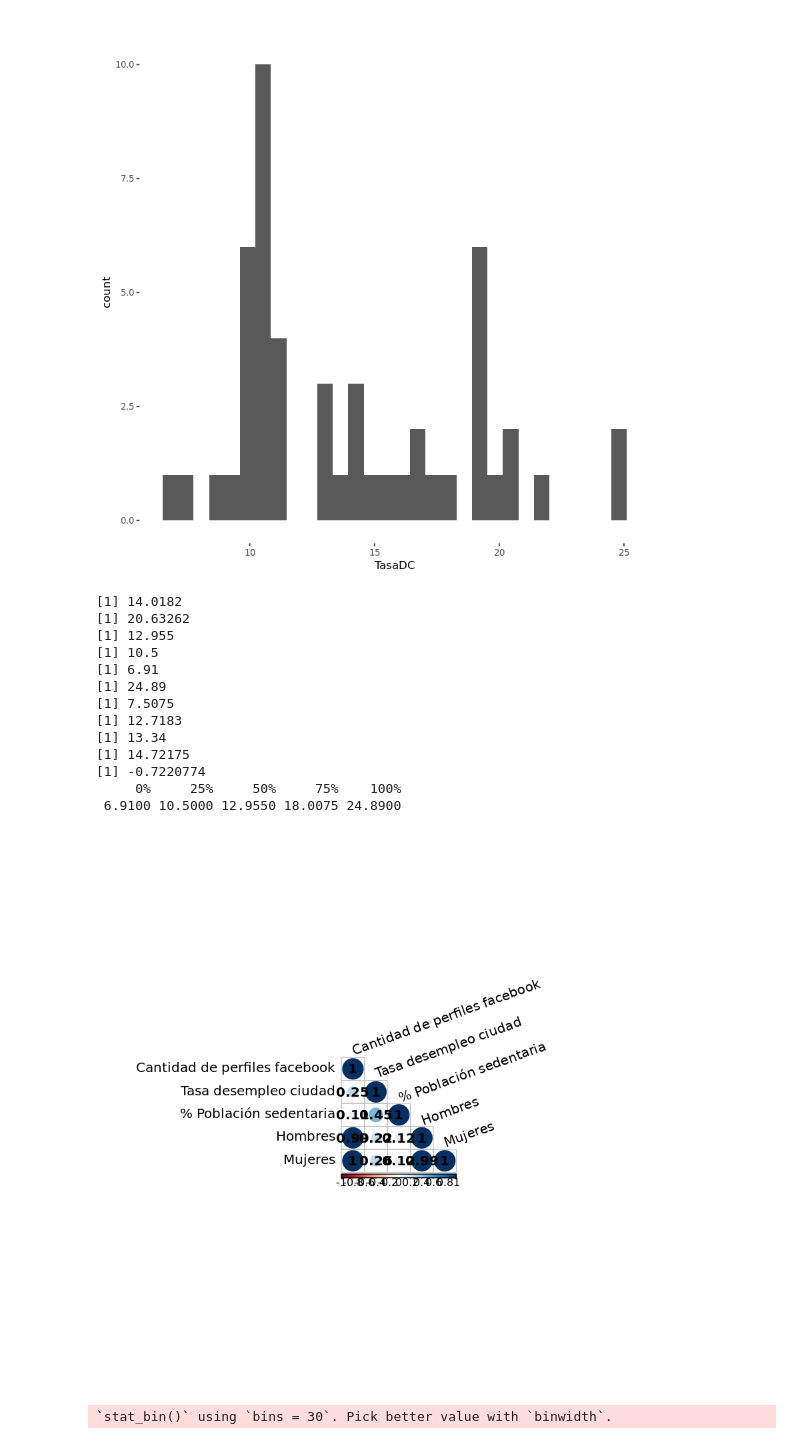
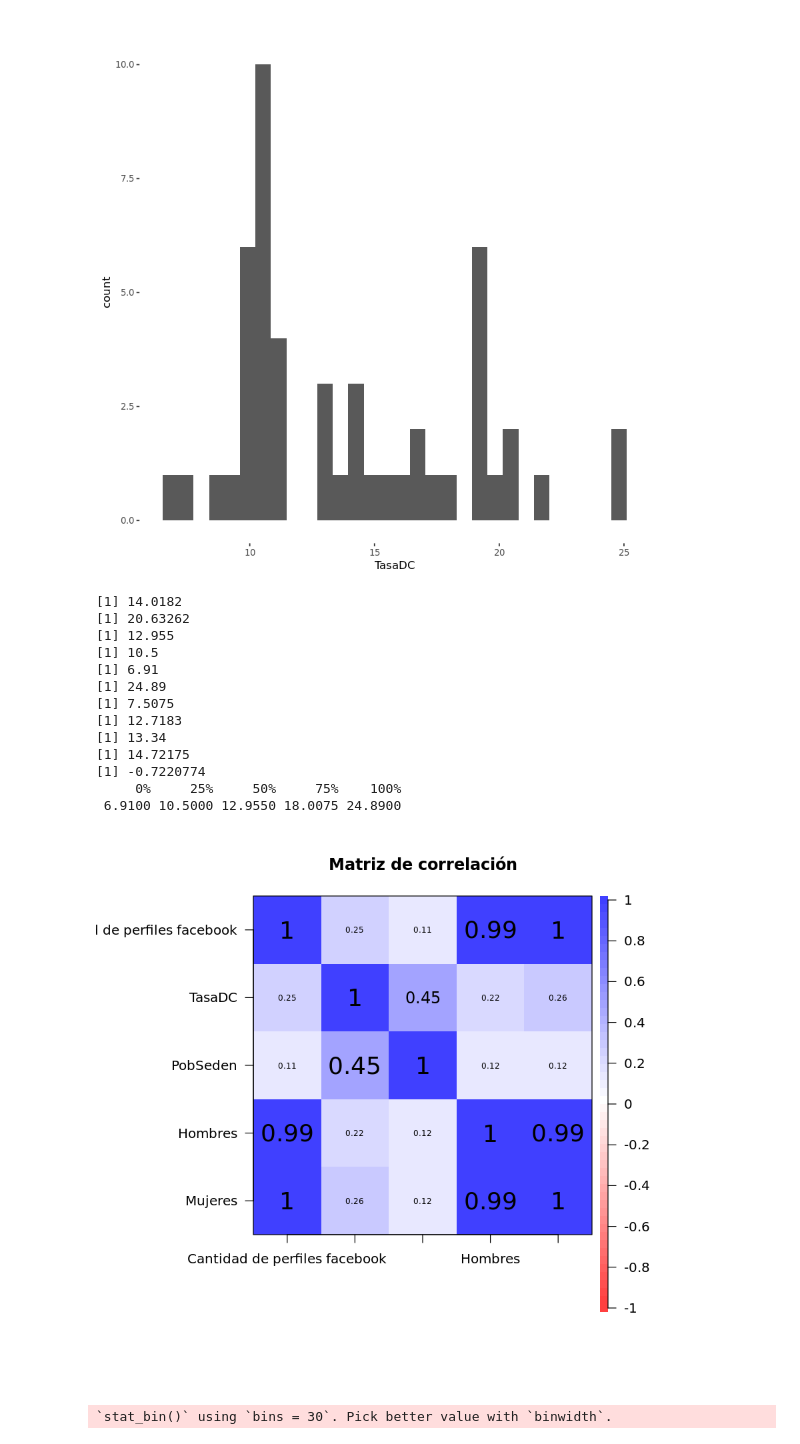
Before and after one commit to JohnyAngo/AnalisisDeDatos, a Jupyter notebook: Test.ipynb, the cells around one changed output. Saved outputs shown, nothing was run; the diff lists cells and outputs as text; code cells hidden in the pictures.

```diff
--- a/Test.ipynb
+++ b/Test.ipynb
@@ -47,10 +110,14 @@ cols(
 # %%
 #Reducir el número de columnas a las que se van a utilizar
-dataRed<- dataset %>%
-          select('Ciudad','Cantidad de perfiles facebook','Tasa desempleo ciudad','% Población sedentaria','Hombres','Mujeres')
-dataCuant<- dataset %>%
-          select('Cantidad de perfiles facebook','Tasa desempleo ciudad','% Población sedentaria','Hombres','Mujeres')
+#dataRed<- dataset %>%
+#            select('Comunidad', 'Ciudad','Cantidad de perfiles facebook','Tasa desempleo ciudad','% Población sedentaria','Hombres','Mujeres')
+#dataCuant<- dataset %>%
+#            select('Cantidad de perfiles facebook','Tasa desempleo ciudad','% Población sedentaria','Hombres','Mujeres')
 #str(dataCuant)
+
+dataRed <- dataset[, c('Comunidad', 'Ciudad','Cantidad de perfiles facebook','Tasa desempleo ciudad','% Población sedentaria','Hombres','Mujeres')]
+dataCuant <- dataset[, c('Cantidad de perfiles facebook','Tasa desempleo ciudad','% Población sedentaria','Hombres','Mujeres')]
+
 dataRed<- rename(dataRed, TasaDC = 'Tasa desempleo ciudad')
 dataRed<- rename(dataRed, PobSeden = '% Población sedentaria')
 
@@ -103,9 +193,9 @@ desQuant <- quantile(dataRed$'TasaDC', probs = seq(0, 1, 0.25), na.rm = FALSE,
          names = TRUE, type = 7)
 print(desQuant)
 
-correlacion<-cor(dataCuant)
-corrplot(correlacion,method="circle", shade.col=NA, tl.col="black",
-        tl.srt=20, addCoef.col="black",type="lower")
+#correlacion<-cor(dataCuant)
+#corrplot(correlacion,method="circle", shade.col=NA, tl.col="black",
+#        tl.srt=20, addCoef.col="black",type="lower")
 # %% [output]
 [1] 14.0182
 [1] 20.63262
@@ -120,7 +210,11 @@ corrplot(correlacion,method="circle", shade.col=NA, tl.col="black",
 [1] -0.7220774
      0%     25%     50%     75%    100%
  6.9100 10.5000 12.9550 18.0075 24.8900
-[figure, removed]
+# %%
+corPlot(dataRed[,c('Cantidad de perfiles facebook', 'TasaDC', 'PobSeden', 'Hombres', 'Mujeres')],
+        cex = 1.2, main = "Matriz de correlación")
+# %% [output]
+[figure, added]
 # %%
 ggplot(data = dataRed, mapping = aes(x = PobSeden)) +
   geom_histogram() +
```
Also changed, not shown: parts of 25 cells of this notebook.
